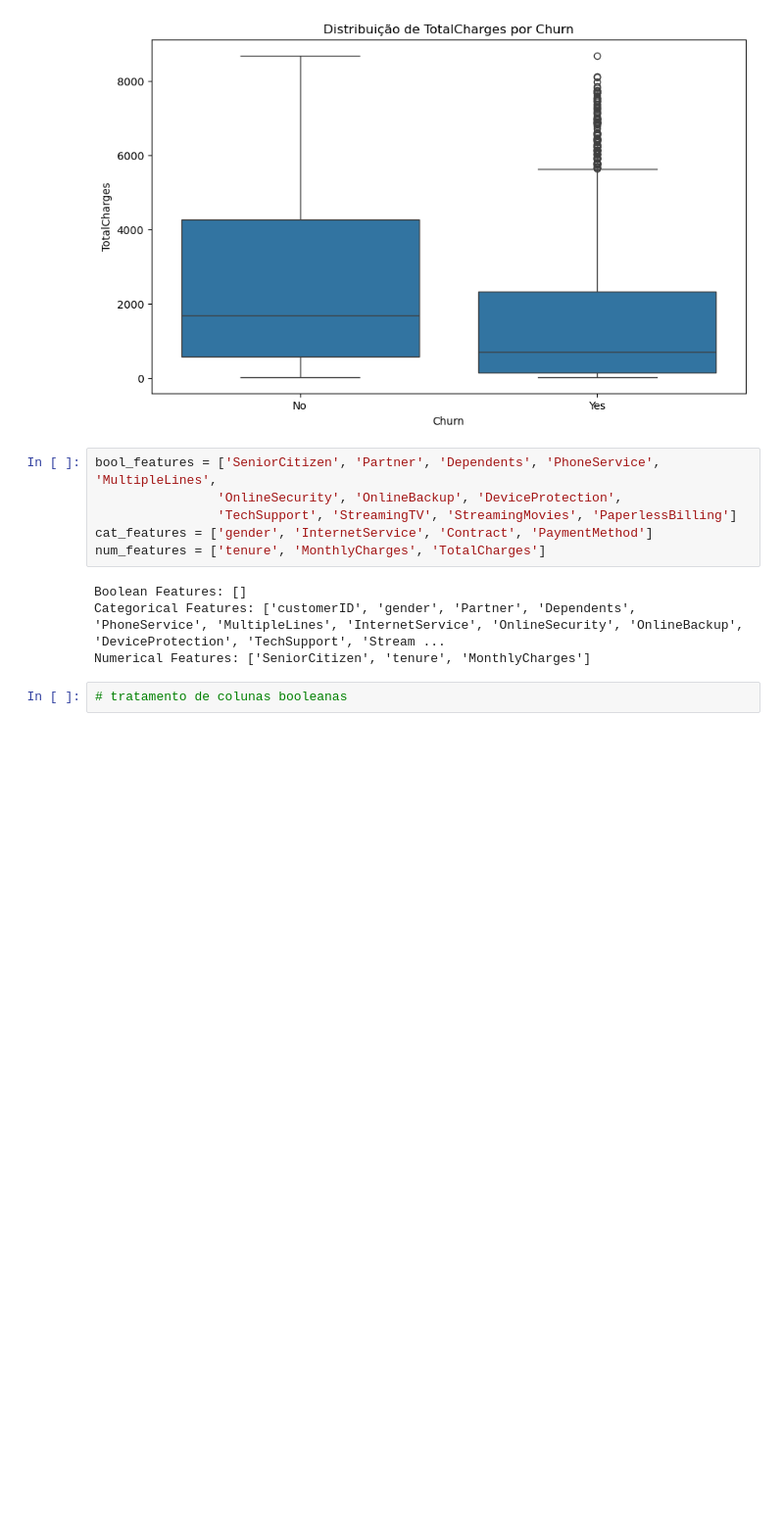
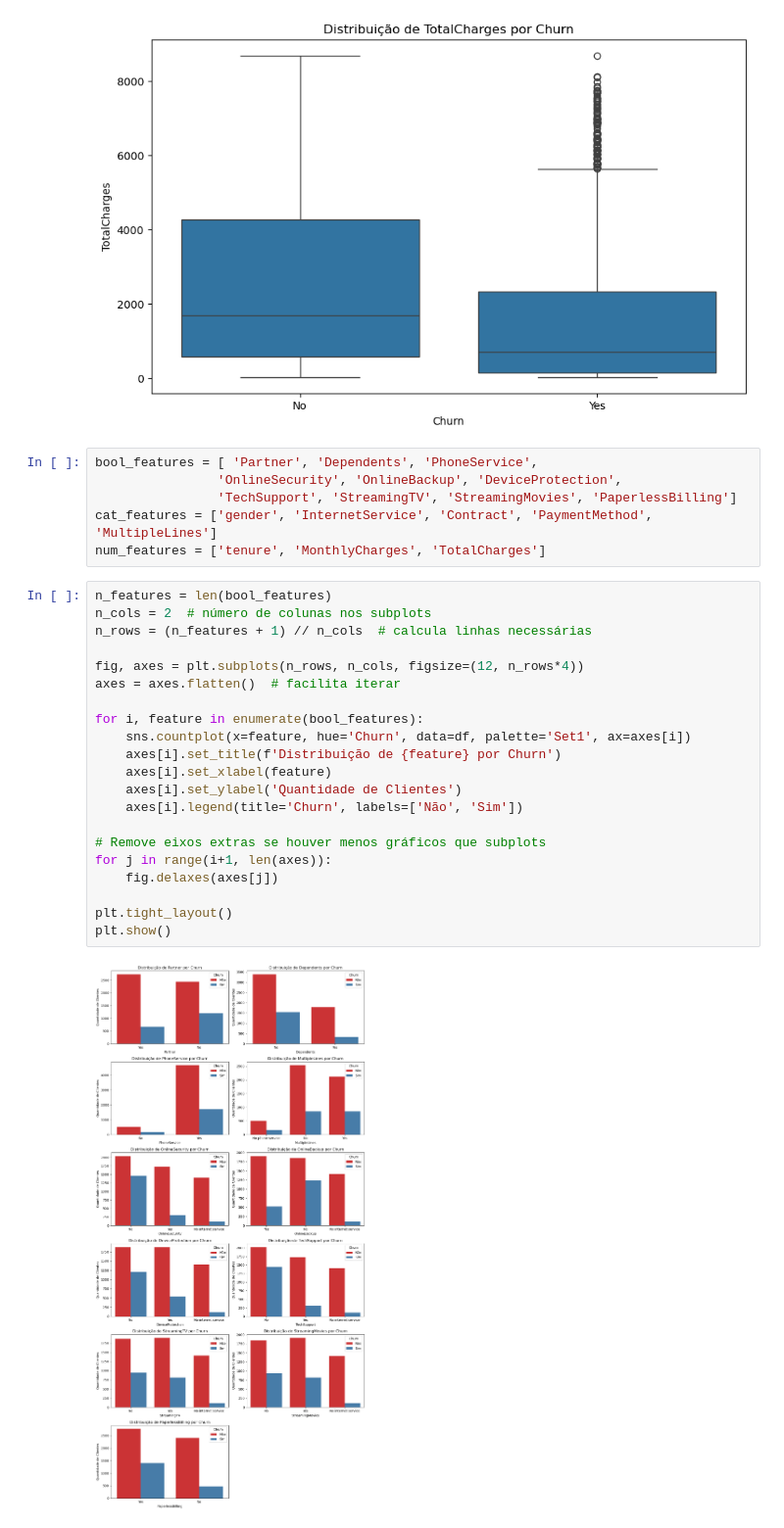
Before and after one commit to barbosajpc/telco_churn, a Jupyter notebook: eda_churn.ipynb, the cells around one changed output. Shown at 98% size. Cells and saved outputs as stored; diff of their text form; blank space fills up the shorter version.

```diff
--- a/eda_churn.ipynb
+++ b/eda_churn.ipynb
@@ -176,14 +176,31 @@ plt.show()
 # %% [output]
 [figure]
 # %%
-bool_features = ['SeniorCitizen', 'Partner', 'Dependents', 'PhoneService', 'MultipleLines',
+bool_features = [ 'Partner', 'Dependents', 'PhoneService',
                 'OnlineSecurity', 'OnlineBackup', 'DeviceProtection',
                 'TechSupport', 'StreamingTV', 'StreamingMovies', 'PaperlessBilling']
-cat_features = ['gender', 'InternetService', 'Contract', 'PaymentMethod']
+cat_features = ['gender', 'InternetService', 'Contract', 'PaymentMethod', 'MultipleLines']
 num_features = ['tenure', 'MonthlyCharges', 'TotalCharges']
-# %% [output]
-Boolean Features: []
-Categorical Features: ['customerID', 'gender', 'Partner', 'Dependents', 'PhoneService', 'MultipleLines', 'InternetService', 'OnlineSecurity', 'OnlineBackup', 'DeviceProtection', 'TechSupport', 'Stream ...
-Numerical Features: ['SeniorCitizen', 'tenure', 'MonthlyCharges']
 # %%
-# tratamento de colunas booleanas
+n_features = len(bool_features)
+n_cols = 2  # número de colunas nos subplots
+n_rows = (n_features + 1) // n_cols  # calcula linhas necessárias
+
+fig, axes = plt.subplots(n_rows, n_cols, figsize=(12, n_rows*4))
+axes = axes.flatten()  # facilita iterar
+
+for i, feature in enumerate(bool_features):
+    sns.countplot(x=feature, hue='Churn', data=df, palette='Set1', ax=axes[i])
+    axes[i].set_title(f'Distribuição de {feature} por Churn')
+    axes[i].set_xlabel(feature)
+    axes[i].set_ylabel('Quantidade de Clientes')
+    axes[i].legend(title='Churn', labels=['Não', 'Sim'])
+
+# Remove eixos extras se houver menos gráficos que subplots
+for j in range(i+1, len(axes)):
+    fig.delaxes(axes[j])
+
+plt.tight_layout()
+plt.show()
+# %% [output]
+[figure, added]
```
Also changed, not shown: parts of 1 cell of this notebook.
